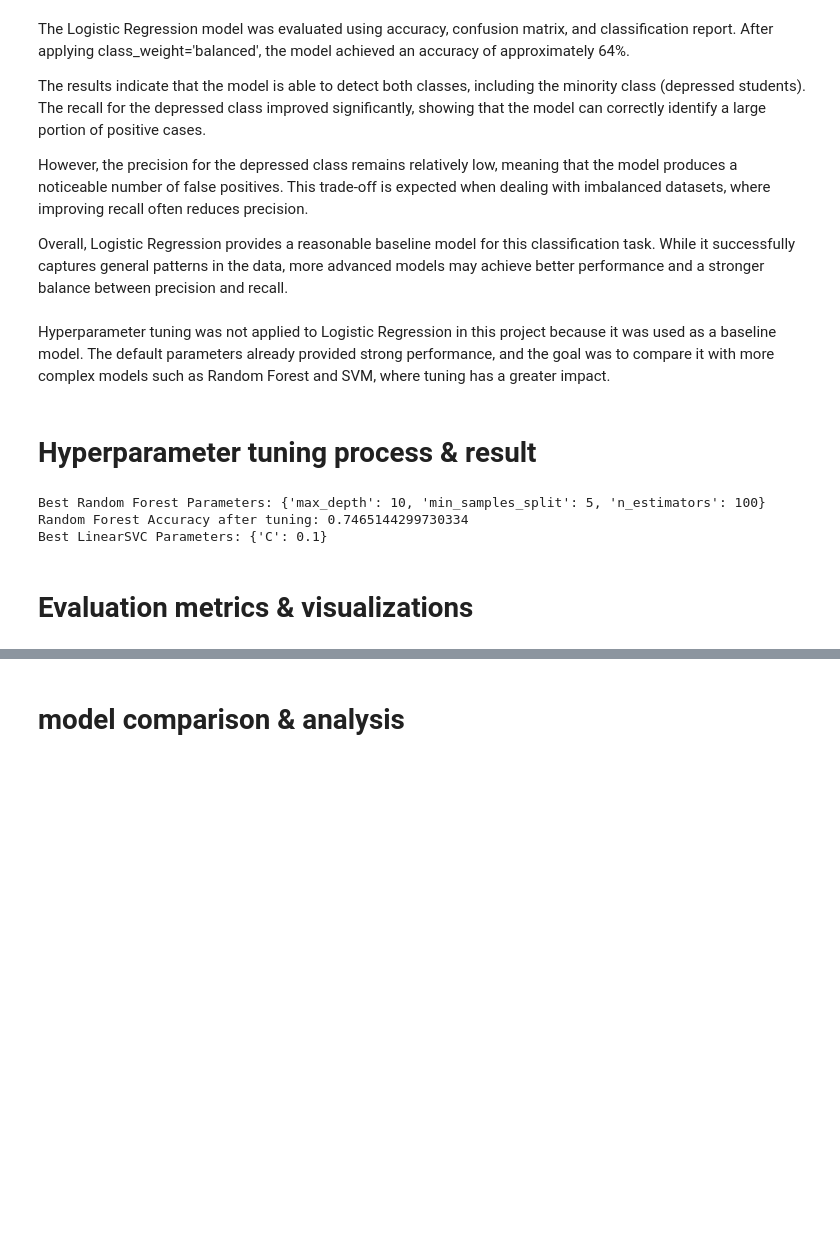
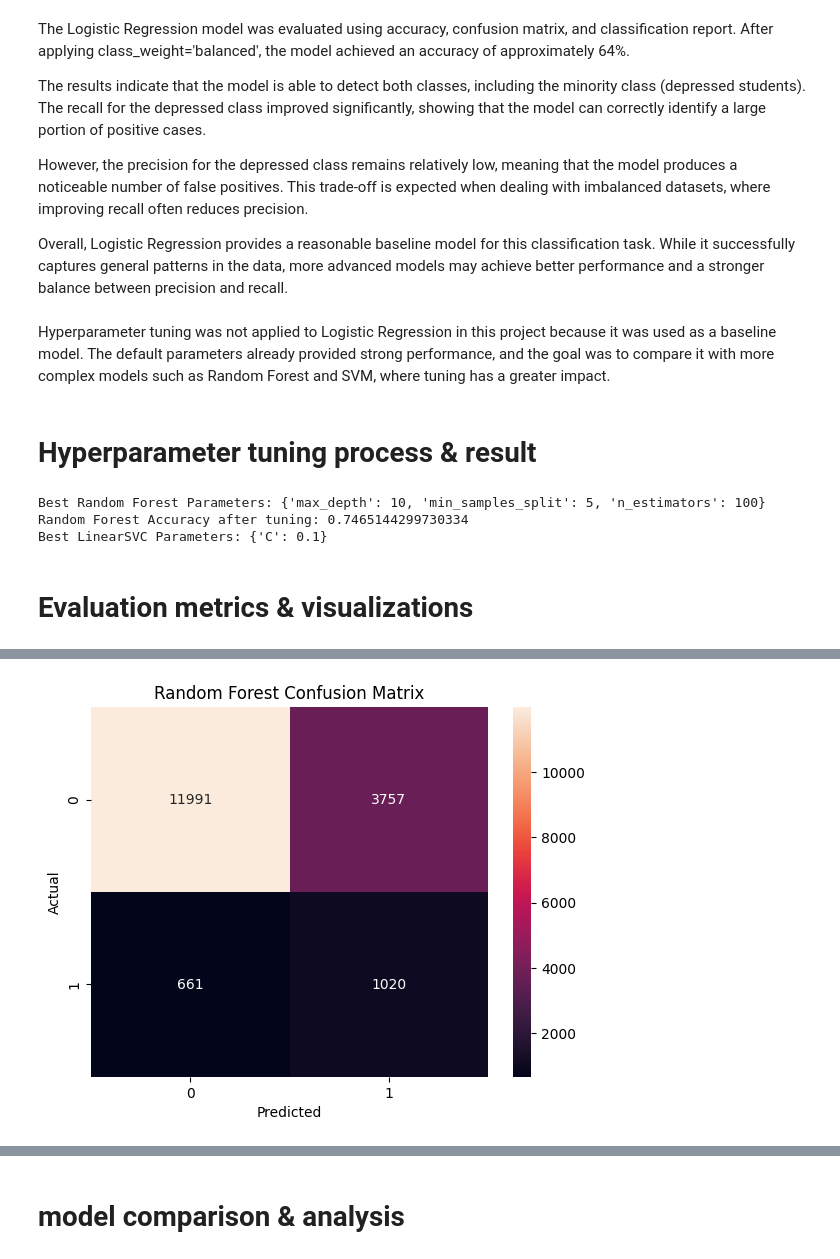
Before and after one commit to lisudais/SWE485-Project-Group5, a Jupyter notebook: Phase1_Supervised_learning.ipynb, the cells around one changed output, grey strips where cells are left out. Drawn from its saved outputs; the diff is of its cells as text; code cells hidden in the pictures; blank space fills up the shorter version.

```diff
--- a/Phase1_Supervised_learning.ipynb
+++ b/Phase1_Supervised_learning.ipynb
@@ -191,0 +130,83 @@ depressed and non-depressed students.
+# %%
+from sklearn.metrics import confusion_matrix, classification_report, roc_auc_score, roc_curve
+from sklearn.model_selection import cross_val_score
+import seaborn as sns
+import matplotlib.pyplot as plt
+import numpy as np
+import warnings
+warnings.filterwarnings('ignore')
+
+# Confusion Matrix & Classification Reports
+cm = confusion_matrix(y_test, y_pred_lr)
+cm_rf = confusion_matrix(y_test, y_pred_rf)
+cm_svm = confusion_matrix(y_test, y_pred_svm)
+
+# Random Forest
+plt.figure()
+sns.heatmap(cm_rf, annot=True, fmt='d')
+plt.title("Random Forest Confusion Matrix")
+plt.xlabel("Predicted")
+plt.ylabel("Actual")
+plt.show()
+print("Random Forest Classification Report:\n")
+print(classification_report(y_test, y_pred_rf))
+
+# Logistic Regression
+plt.figure()
+sns.heatmap(cm, annot=True, fmt='d')
+plt.title("Logistic Regression Confusion Matrix")
+plt.xlabel("Predicted")
+plt.ylabel("Actual")
+plt.show()
+print("Logistic Regression Classification Report:\n")
+print(classification_report(y_test, y_pred_lr))
+
+#  SVM
+plt.figure()
+sns.heatmap(cm_svm, annot=True, fmt='d')
+plt.title("SVM Confusion Matrix")
+plt.xlabel("Predicted")
+plt.ylabel("Actual")
+plt.show()
+print("SVM Classification Report:\n")
+print(classification_report(y_test, y_pred_svm))
+
+
+# K-Fold Cross Validation (k=5)
+print("\n")
+print("   MODEL VALIDATION RESULTS")
+cv_scores_rf = cross_val_score(best_rf, X, y, cv=5, scoring='accuracy')
+print(f"Random Forest CV Accuracy: {cv_scores_rf.mean():.4f} (+/- {cv_scores_rf.std() * 2:.4f})")
+
+# ROC-AUC Score
+y_pred_prob_rf = best_rf.predict_proba(X_test)[:, 1]
+roc_auc = roc_auc_score(y_test, y_pred_prob_rf)
+print(f"Random Forest ROC-AUC Score: {roc_auc:.4f}")
+print("\n")
+
+fpr, tpr, thresholds = roc_curve(y_test, y_pred_prob_rf)
+plt.figure()
+plt.plot(fpr, tpr, color='blue', label=f'ROC Curve (area = {roc_auc:.2f})')
+plt.plot([0, 1], [0, 1], color='red', linestyle='--')
+plt.xlabel('False Positive Rate')
+plt.ylabel('True Positive Rate')
+plt.title('Receiver Operating Characteristic (ROC) Curve')
+plt.legend(loc="lower right")
+plt.show()
+
+
+#  Feature Importance Plot
+print("\n")
+
+importances = best_rf.feature_importances_
+features = X.columns
+indices = np.argsort(importances)
+
+plt.figure(figsize=(10, 6))
+plt.title('Feature Importances (Tuned Random Forest)')
+plt.barh(range(len(indices)), importances[indices], color='b', align='center')
+plt.yticks(range(len(indices)), [features[i] for i in indices])
+plt.xlabel('Relative Importance')
+plt.show()
+# %% [output]
+[figure, added]
```
Also changed, not shown: parts of 10 cells of this notebook.
